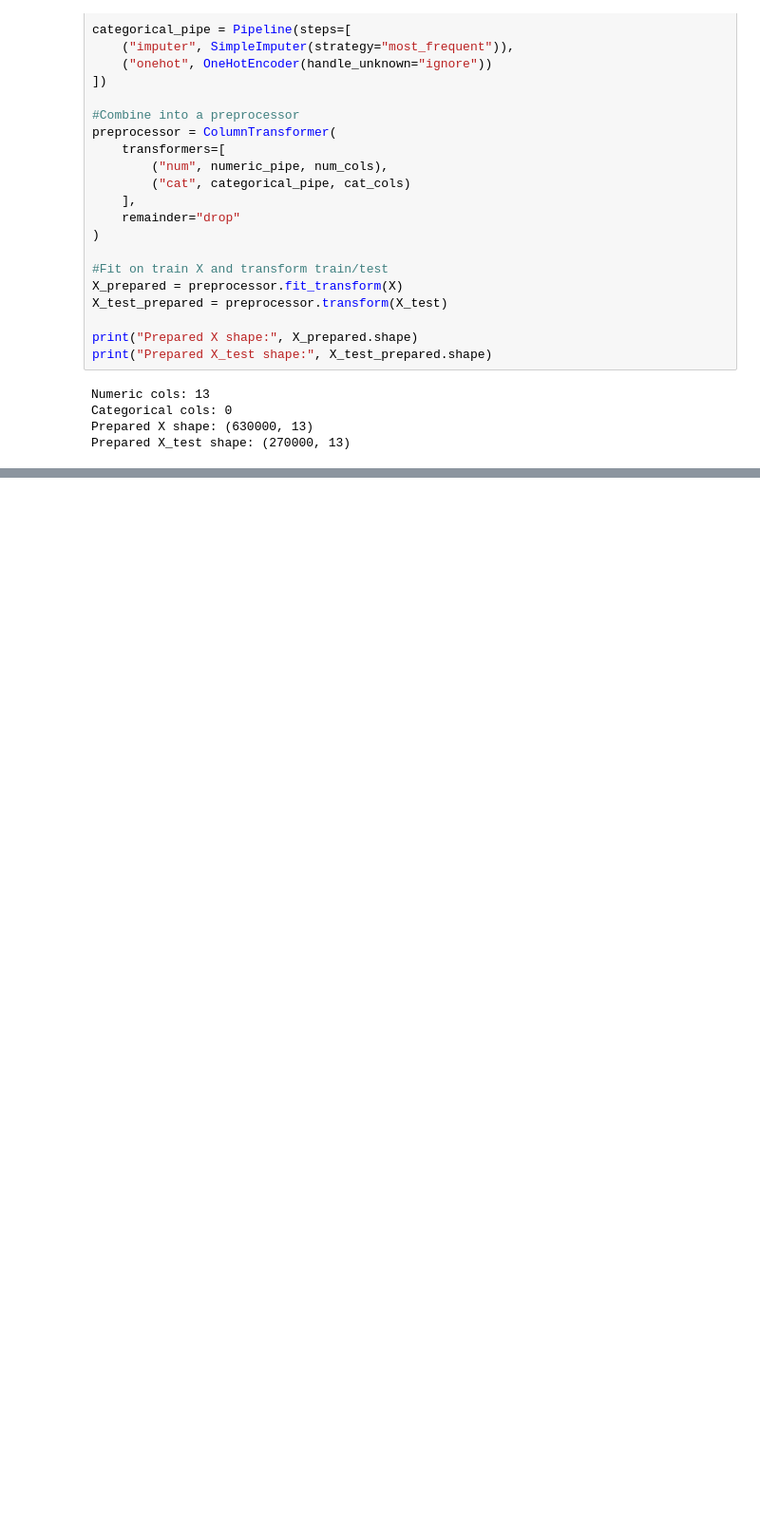
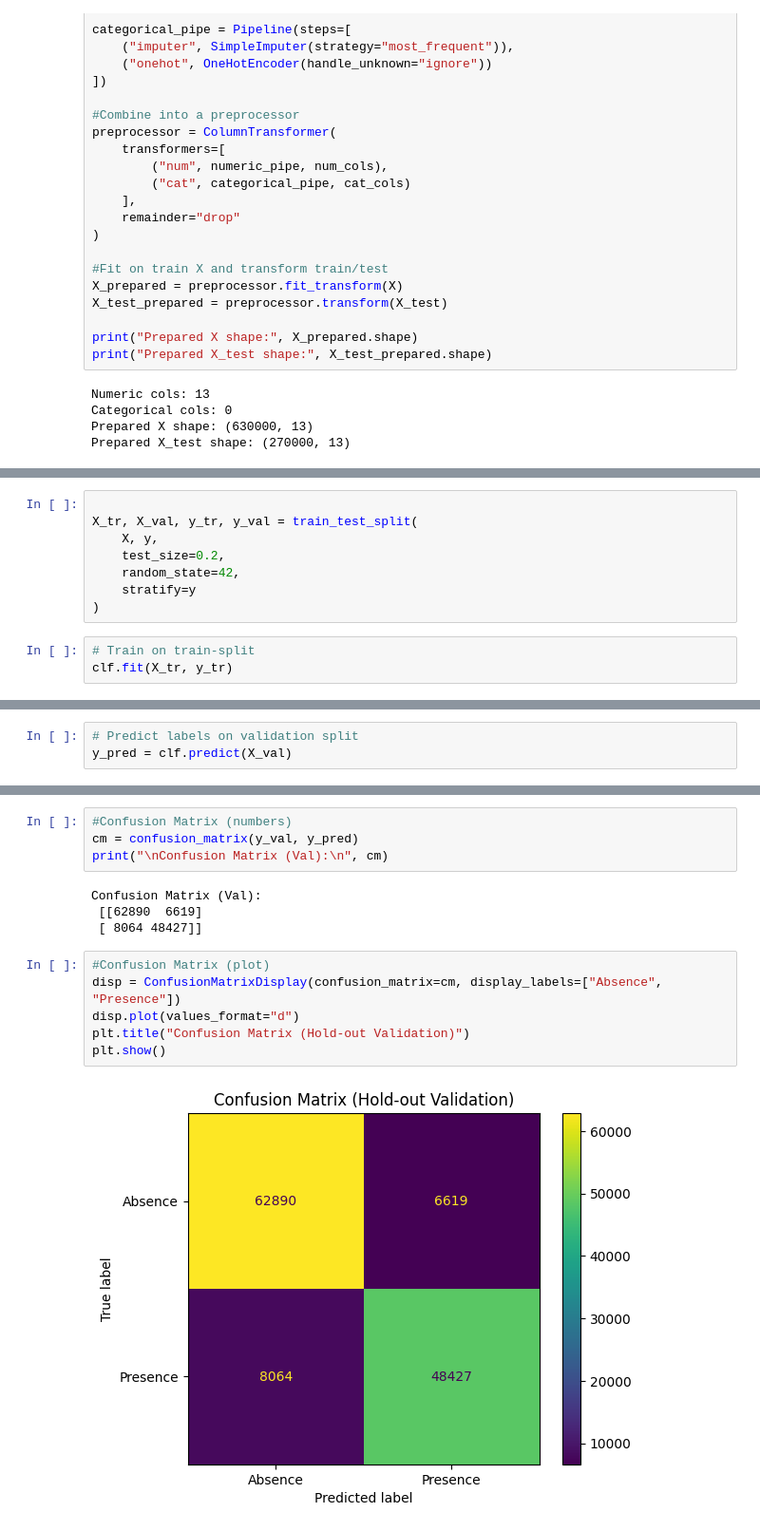
Before and after one commit to Dilshan7542/CI-Assigment, a Jupyter notebook: assignment-dilshan.ipynb, the cells around one changed output, grey strips where cells are left out. Shown at 95% size. Saved outputs shown, nothing was run; the diff lists cells and outputs as text; blank space fills up the shorter version.

```diff
--- a/assignment-dilshan.ipynb
+++ b/assignment-dilshan.ipynb
@@ -433,0 +333,11 @@ OOF ROC-AUC: 0.95539850047637
+# %%
+
+X_tr, X_val, y_tr, y_val = train_test_split(
+    X, y,
+    test_size=0.2,
+    random_state=42,
+    stratify=y
+)
+# %%
+# Train on train-split
+clf.fit(X_tr, y_tr)
@@ -433,0 +362,3 @@ OOF ROC-AUC: 0.95539850047637
+# %%
+# Predict labels on validation split
+y_pred = clf.predict(X_val)
@@ -433,0 +380,16 @@ OOF ROC-AUC: 0.95539850047637
+# %%
+#Confusion Matrix (numbers)
+cm = confusion_matrix(y_val, y_pred)
+print("\nConfusion Matrix (Val):\n", cm)
+# %% [output]
+Confusion Matrix (Val):
+ [[62890  6619]
+ [ 8064 48427]]
+# %%
+#Confusion Matrix (plot)
+disp = ConfusionMatrixDisplay(confusion_matrix=cm, display_labels=["Absence", "Presence"])
+disp.plot(values_format="d")
+plt.title("Confusion Matrix (Hold-out Validation)")
+plt.show()
+# %% [output]
+[figure, added]
```
Also changed, not shown: parts of 29 cells of this notebook.
